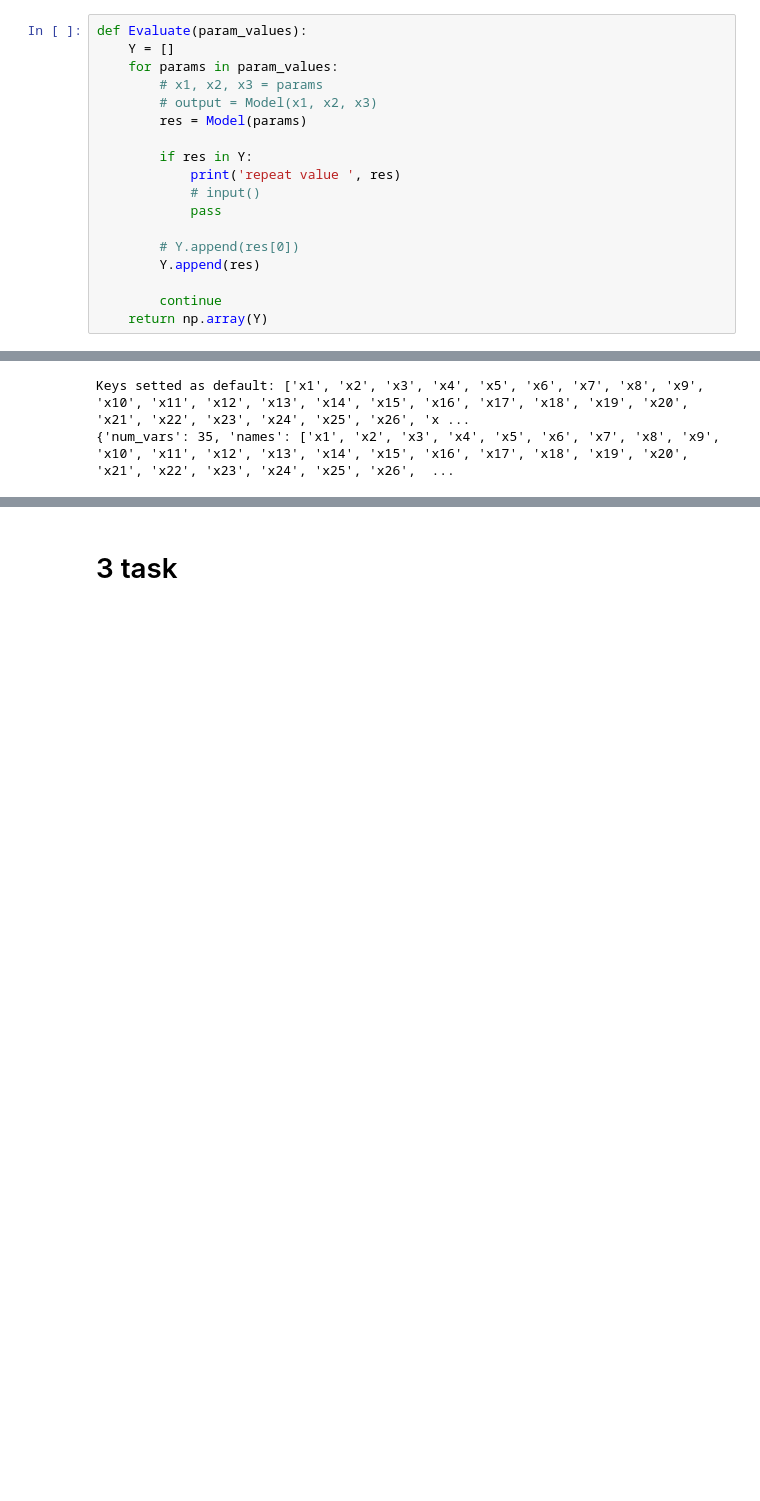
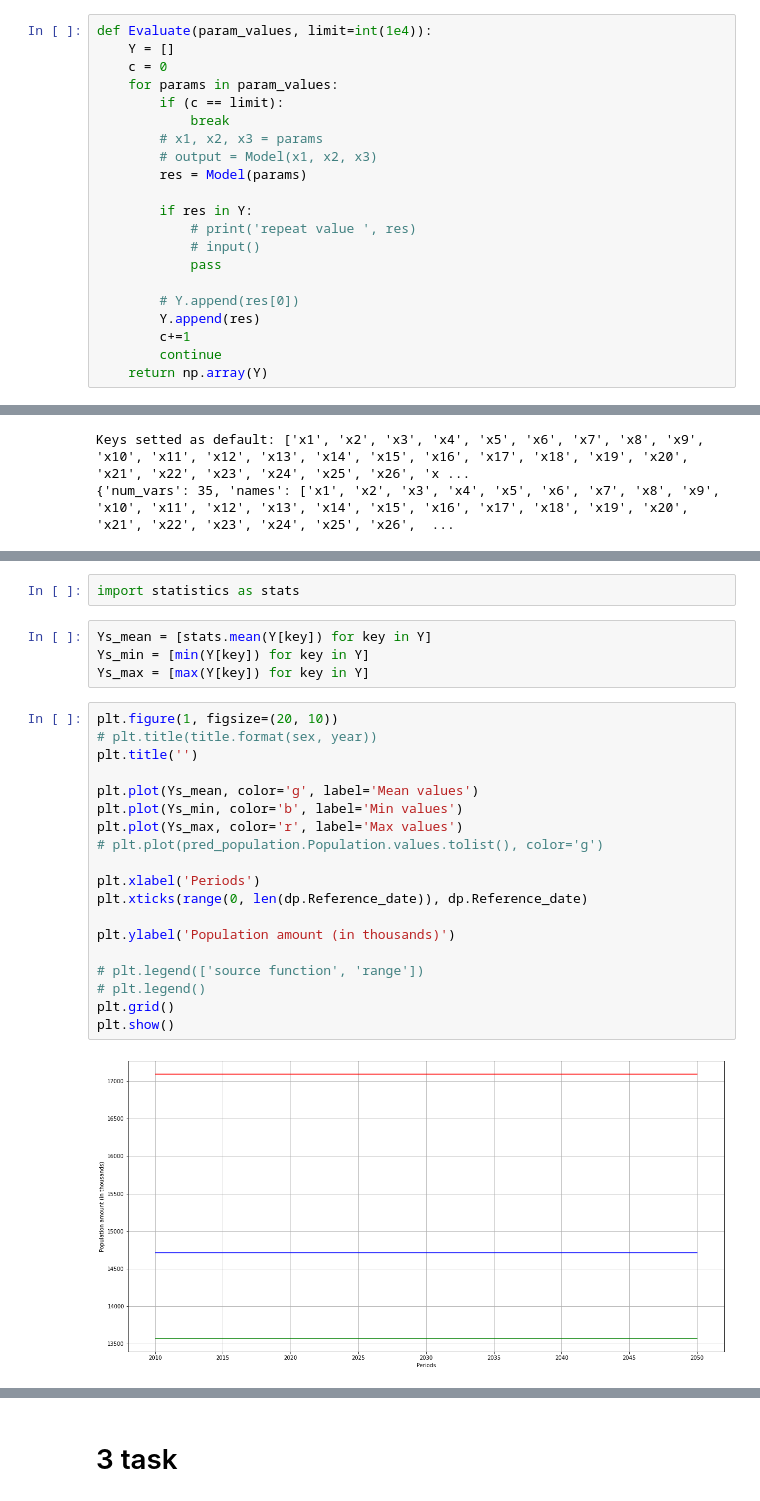
Before and after one commit to bogya345/DiscModel_labs, a Jupyter notebook: lab2.ipynb, the cells around one changed output, grey strips where cells are left out. Cells and saved outputs as stored; diff of their text form; blank space fills up the shorter version.

```diff
--- a/lab2.ipynb
+++ b/lab2.ipynb
@@ -330,19 +344,22 @@ Perform a **sensitivity analysis** for a demographic model with respect to a set
 # %%
-def Evaluate(param_values):
+def Evaluate(param_values, limit=int(1e4)):
     Y = []
+    c = 0
     for params in param_values:
+        if (c == limit):
+            break
         # x1, x2, x3 = params
         # output = Model(x1, x2, x3)
         res = Model(params)
 
         if res in Y:
-            print('repeat value ', res)
+            # print('repeat value ', res)
             # input()
             pass
 
         # Y.append(res[0])
         Y.append(res)
-
+        c+=1
         continue
     return np.array(Y)
 # %%
@@ -490,0 +554,27 @@ Keys setted as default: ['x1', 'x2', 'x3', 'x4', 'x5', 'x6', 'x7', 'x8', 'x9', '
+# %%
+import statistics as stats
+# %%
+Ys_mean = [stats.mean(Y[key]) for key in Y]
+Ys_min = [min(Y[key]) for key in Y]
+Ys_max = [max(Y[key]) for key in Y]
+# %%
+plt.figure(1, figsize=(20, 10))
+# plt.title(title.format(sex, year))
+plt.title('')
+
+plt.plot(Ys_mean, color='g', label='Mean values')
+plt.plot(Ys_min, color='b', label='Min values')
+plt.plot(Ys_max, color='r', label='Max values')
+# plt.plot(pred_population.Population.values.tolist(), color='g')
+
+plt.xlabel('Periods')
+plt.xticks(range(0, len(dp.Reference_date)), dp.Reference_date)
+
+plt.ylabel('Population amount (in thousands)')
+
+# plt.legend(['source function', 'range'])
+# plt.legend()
+plt.grid()
+plt.show()
+# %% [output]
+[figure, added]
```
Also changed, not shown: parts of 25 cells of this notebook.
